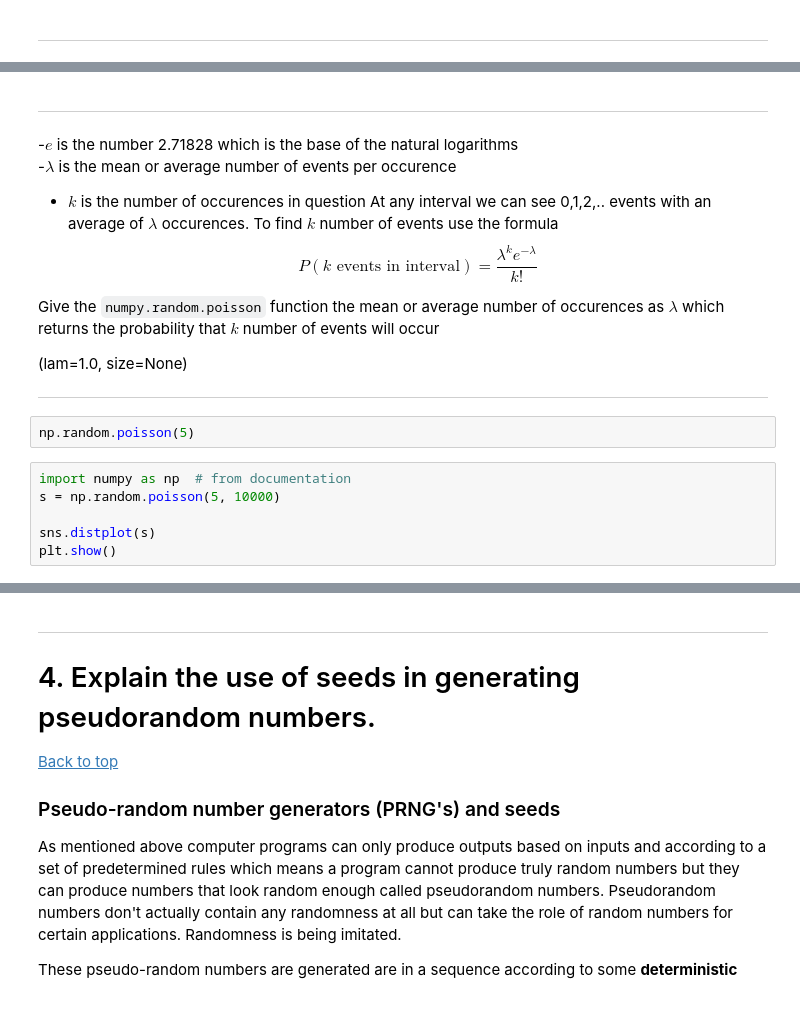
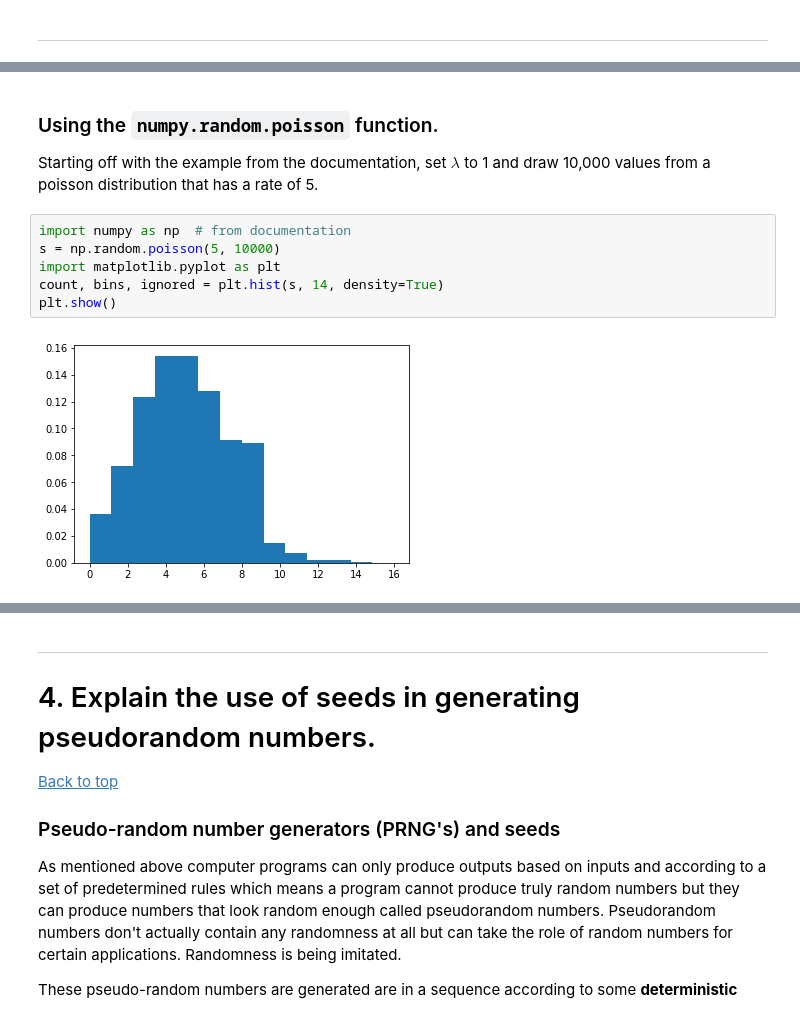
Before and after one commit to angela1C/Programming-for-Data-Analysis-numpy.random-project-2019, a Jupyter notebook: NumpyRandom.ipynb, the cells around one changed output, grey strips where cells are left out. Cells and saved outputs as stored; diff of their text form.

Commit message:
poisson distribution function and examples

```diff
--- a/NumpyRandom.ipynb
+++ b/NumpyRandom.ipynb
@@ -1535,22 +1321,11 @@ $k! = k × (k − 1) × (k − 2) × ... × 2 × 1 $is the factorial of k.
-# %% [markdown]
-***
--$e$ is the number 2.71828 which is the base of the natural logarithms
--$\lambda$ is the mean or average number of events per occurence
-- $k$ is the number of occurences in question
-At any interval we can see 0,1,2,.. events with an average of $\lambda$ occurences.
-To find $k$ number of events use the formula
-$${\displaystyle P(k{\text{ events in interval}})={\frac {\lambda ^{k}e^{-\lambda }}{k!}}}$$
-
-Give the `numpy.random.poisson` function the mean or average number of occurences as $\lambda$ which returns the probability that $k$ number of events will occur
-
-(lam=1.0, size=None)
-
-***
-# %%
-np.random.poisson(5)
+# %% [markdown]
+### Using the `numpy.random.poisson` function.
+Starting off with the example from the documentation, set $\lambda$ to 1 and draw 10,000 values from a poisson distribution that has a rate of 5.
 # %%
 import numpy as np  # from documentation
 s = np.random.poisson(5, 10000)
-
-sns.distplot(s)
+import matplotlib.pyplot as plt
+count, bins, ignored = plt.hist(s, 14, density=True)
 plt.show()
+# %% [output]
+[figure, added]
```
Also changed, not shown: parts of 59 cells of this notebook, 1 other file.
